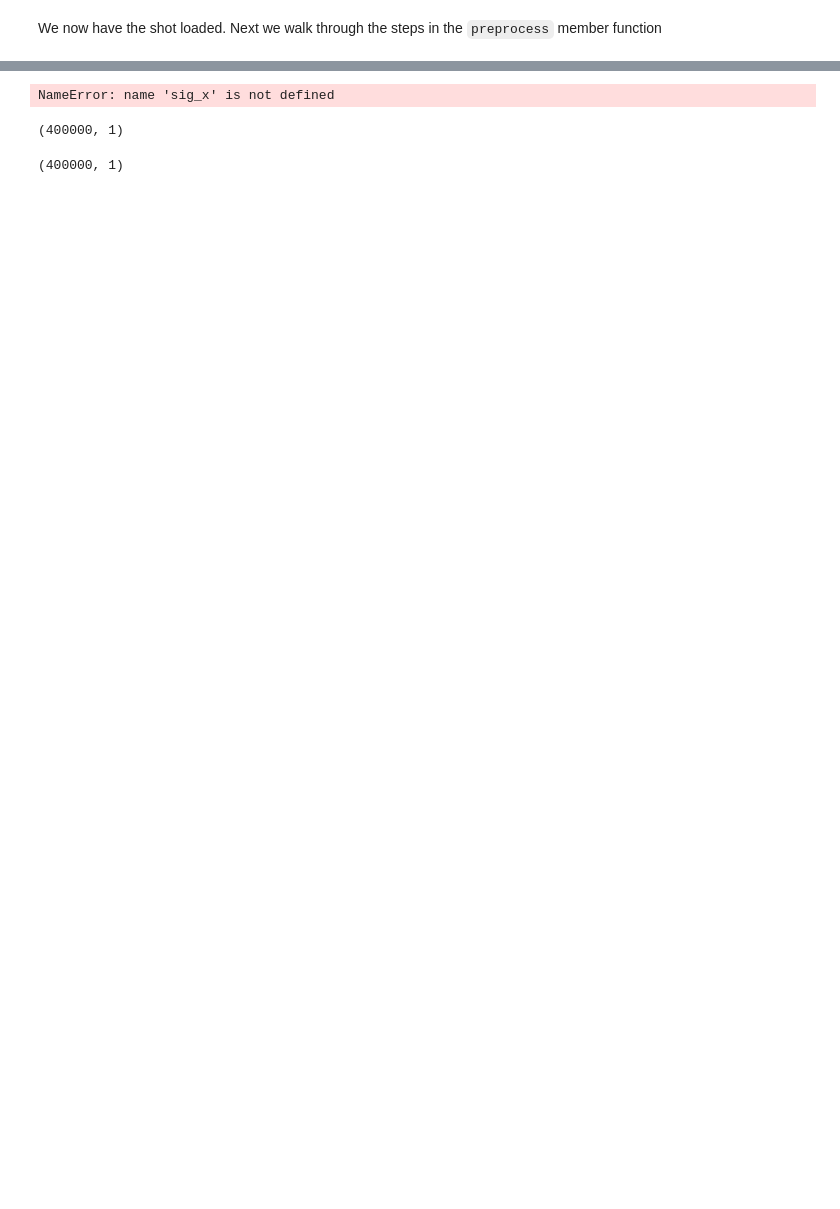
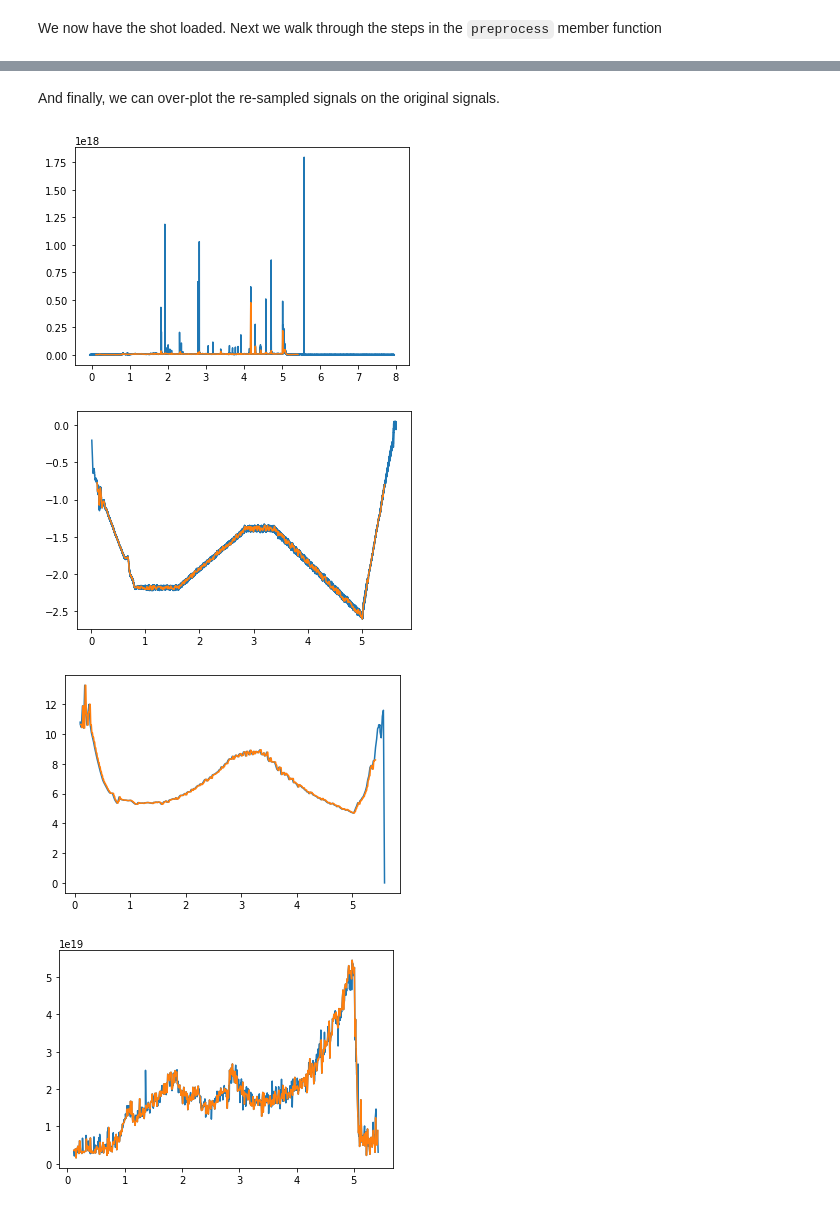
Before and after one commit to rkube/plasma-python, a Jupyter notebook: examples/notebooks/example_shot.ipynb, the cells around one changed output, grey strips where cells are left out. Drawn from its saved outputs; the diff is of its cells as text; code cells hidden in the pictures; blank space fills up the shorter version.

```diff
--- a/examples/notebooks/example_shot.ipynb
+++ b/examples/notebooks/example_shot.ipynb
@@ -75,25 +73,14 @@ We now have 2 signals loaded. As a next step we want to put all signals onto a c
 # %%
+signals_dict = {}
 for (signal, tb, sig_data) in zip(my_shot.signals, res[0], res[1]):
     # Cut the signal to [t_min:t_max]
     good_idx = (tb >= t_min) & (tb <= t_max)
     tb_x = tb[good_idx]
     sig_x = sig_data[good_idx]
     # Interpolate on new time-base
-    tb_rs, sig_rs = resample_signal(tb, sig, t_min, t_max, conf["data"]["dt"], self.dtype)
-#             # Populate signals_dict with the re-sampled
-#             self.signals_dict[signal] = sig_rs
+    tb_rs, sig_rs = resample_signal(tb, sig_data, t_min, t_max, 0.01, np.float32)
+    # Populate signals_dict with the re-sampled
+    signals_dict[signal] = sig_rs
 
 #         # Why to we take only the last time-base and convert to ttd?
 #         self.ttd = self.convert_to_ttd(tb_rs, conf)
-# %%
-sig_x.shape
-# %% [output]
-NameError: name 'sig_x' is not defined
-# %%
-tb.shape
-# %% [output]
-(400000, 1)
-# %%
-good_idx.shape
-# %% [output]
-(400000, 1)
@@ -101,0 +87,12 @@ plot(tb)
+# %% [markdown]
+And finally, we can over-plot the re-sampled signals on the original signals.
+# %%
+for i, sig in enumerate(signal_list):
+    plt.figure()
+    plt.plot(res[0][i], res[1][i])
+    plt.plot(tb_rs, signals_dict[sig])
+# %% [output]
+[figure, added]
+[figure, added]
+[figure, added]
+[figure, added]
```
Also changed, not shown: parts of 12 cells of this notebook, 2 other files.
